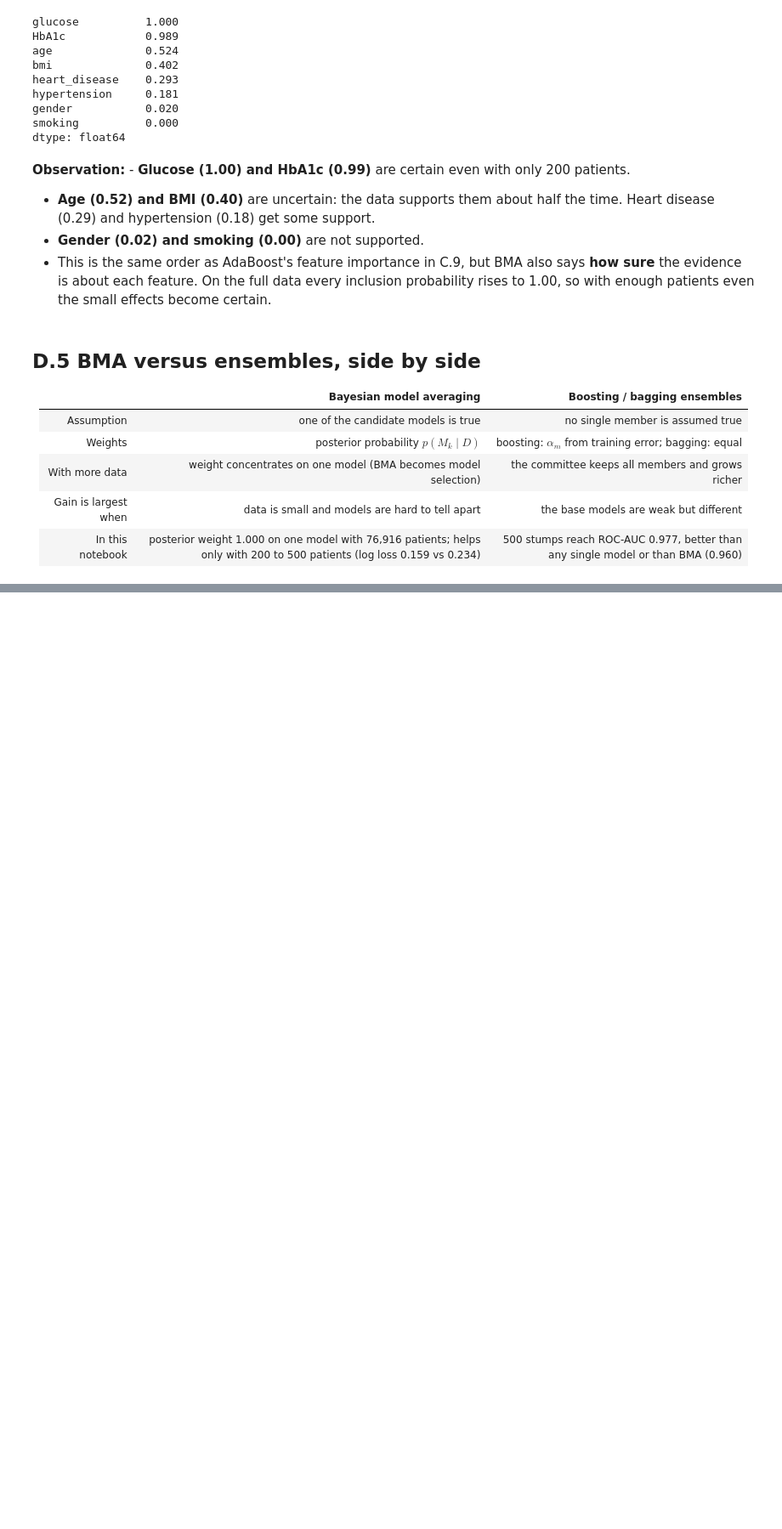
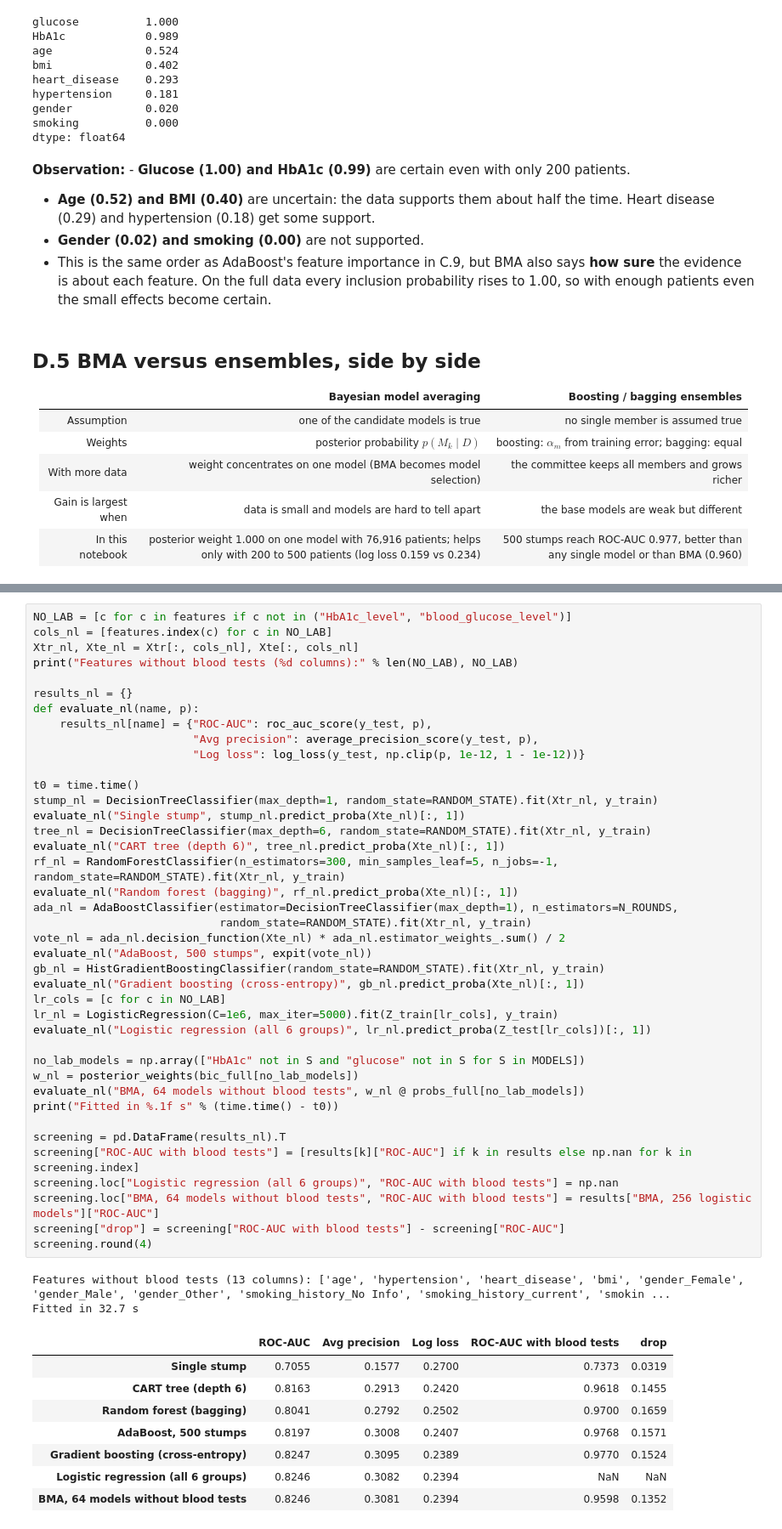
Before and after one commit to aggamsingh/diabetes-risk, a Jupyter notebook: pbl4_boosting_bma.ipynb, the cells around one changed output, grey strips where cells are left out. Shown at 85% size. Cells and saved outputs as stored; diff of their text form; blank space fills up the shorter version.

```diff
--- a/pbl4_boosting_bma.ipynb
+++ b/pbl4_boosting_bma.ipynb
@@ -712,0 +724,51 @@ dtype: float64
+# %%
+NO_LAB = [c for c in features if c not in ("HbA1c_level", "blood_glucose_level")]
+cols_nl = [features.index(c) for c in NO_LAB]
+Xtr_nl, Xte_nl = Xtr[:, cols_nl], Xte[:, cols_nl]
+print("Features without blood tests (%d columns):" % len(NO_LAB), NO_LAB)
+
+results_nl = {}
+def evaluate_nl(name, p):
+    results_nl[name] = {"ROC-AUC": roc_auc_score(y_test, p),
+                        "Avg precision": average_precision_score(y_test, p),
+                        "Log loss": log_loss(y_test, np.clip(p, 1e-12, 1 - 1e-12))}
+
+t0 = time.time()
+stump_nl = DecisionTreeClassifier(max_depth=1, random_state=RANDOM_STATE).fit(Xtr_nl, y_train)
+evaluate_nl("Single stump", stump_nl.predict_proba(Xte_nl)[:, 1])
+tree_nl = DecisionTreeClassifier(max_depth=6, random_state=RANDOM_STATE).fit(Xtr_nl, y_train)
+evaluate_nl("CART tree (depth 6)", tree_nl.predict_proba(Xte_nl)[:, 1])
+rf_nl = RandomForestClassifier(n_estimators=300, min_samples_leaf=5, n_jobs=-1, random_state=RANDOM_STATE).fit(Xtr_nl, y_train)
+evaluate_nl("Random forest (bagging)", rf_nl.predict_proba(Xte_nl)[:, 1])
+ada_nl = AdaBoostClassifier(estimator=DecisionTreeClassifier(max_depth=1), n_estimators=N_ROUNDS,
+                            random_state=RANDOM_STATE).fit(Xtr_nl, y_train)
+vote_nl = ada_nl.decision_function(Xte_nl) * ada_nl.estimator_weights_.sum() / 2
+evaluate_nl("AdaBoost, 500 stumps", expit(vote_nl))
+gb_nl = HistGradientBoostingClassifier(random_state=RANDOM_STATE).fit(Xtr_nl, y_train)
+evaluate_nl("Gradient boosting (cross-entropy)", gb_nl.predict_proba(Xte_nl)[:, 1])
+lr_cols = [c for c in NO_LAB]
+lr_nl = LogisticRegression(C=1e6, max_iter=5000).fit(Z_train[lr_cols], y_train)
+evaluate_nl("Logistic regression (all 6 groups)", lr_nl.predict_proba(Z_test[lr_cols])[:, 1])
+
+no_lab_models = np.array(["HbA1c" not in S and "glucose" not in S for S in MODELS])
+w_nl = posterior_weights(bic_full[no_lab_models])
+evaluate_nl("BMA, 64 models without blood tests", w_nl @ probs_full[no_lab_models])
+print("Fitted in %.1f s" % (time.time() - t0))
+
+screening = pd.DataFrame(results_nl).T
+screening["ROC-AUC with blood tests"] = [results[k]["ROC-AUC"] if k in results else np.nan for k in screening.index]
+screening.loc["Logistic regression (all 6 groups)", "ROC-AUC with blood tests"] = np.nan
+screening.loc["BMA, 64 models without blood tests", "ROC-AUC with blood tests"] = results["BMA, 256 logistic models"]["ROC-AUC"]
+screening["drop"] = screening["ROC-AUC with blood tests"] - screening["ROC-AUC"]
+screening.round(4)
+# %% [output]
+Features without blood tests (13 columns): ['age', 'hypertension', 'heart_disease', 'bmi', 'gender_Female', 'gender_Male', 'gender_Other', 'smoking_history_No Info', 'smoking_history_current', 'smokin ...
+Fitted in 32.7 s
+|  | ROC-AUC | Avg precision | Log loss | ROC-AUC with blood tests | drop |
+| Single stump | 0.7055 | 0.1577 | 0.2700 | 0.7373 | 0.0319 |
+| CART tree (depth 6) | 0.8163 | 0.2913 | 0.2420 | 0.9618 | 0.1455 |
+| Random forest (bagging) | 0.8041 | 0.2792 | 0.2502 | 0.9700 | 0.1659 |
+| AdaBoost, 500 stumps | 0.8197 | 0.3008 | 0.2407 | 0.9768 | 0.1571 |
+| Gradient boosting (cross-entropy) | 0.8247 | 0.3095 | 0.2389 | 0.9770 | 0.1524 |
+| Logistic regression (all 6 groups) | 0.8246 | 0.3082 | 0.2394 | NaN | NaN |
+| BMA, 64 models without blood tests | 0.8246 | 0.3081 | 0.2394 | 0.9598 | 0.1352 |
```
Also changed, not shown: parts of 12 cells of this notebook.
